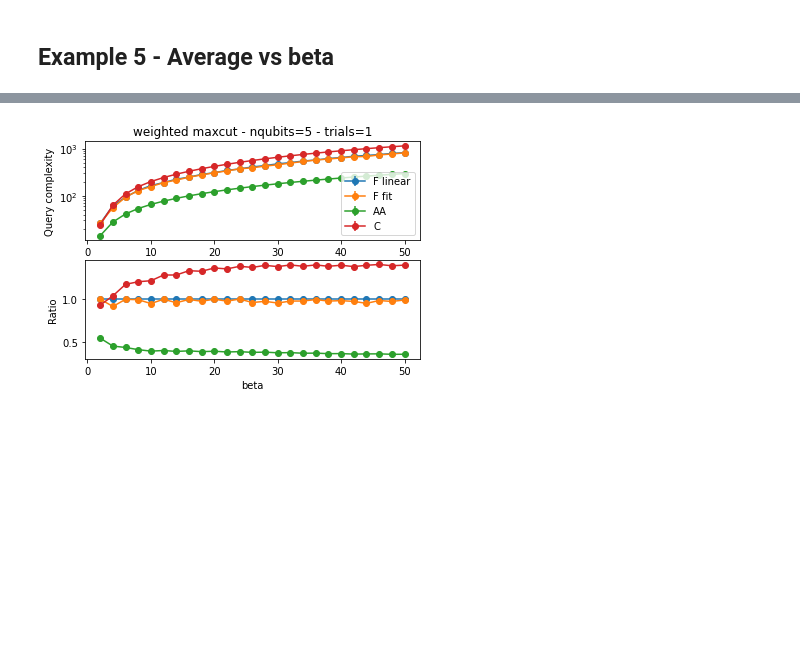
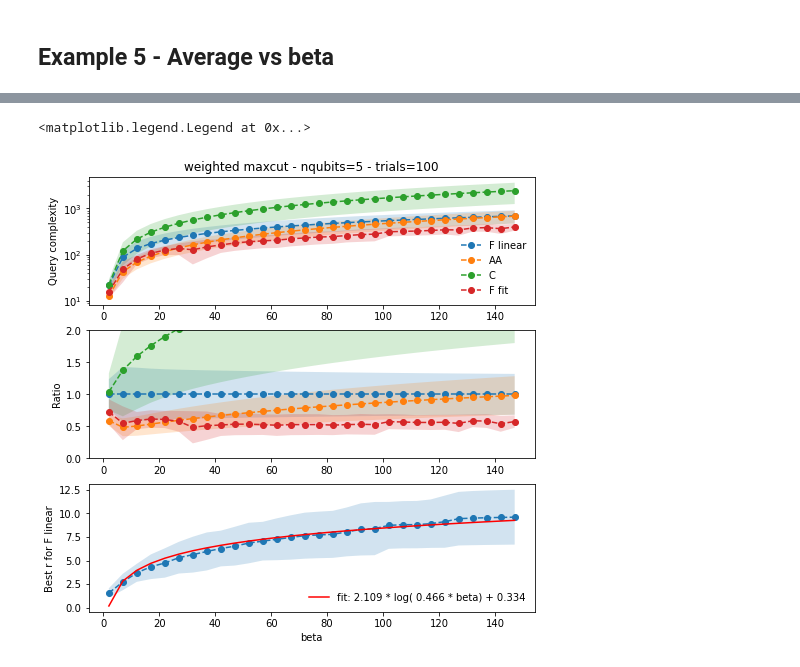
Before and after one commit to scarrazza/QITE, a Jupyter notebook: crosscheck.ipynb, the cells around one changed output, grey strips where cells are left out. Drawn from its saved outputs; the diff is of its cells as text; code cells hidden in the pictures; blank space fills up the shorter version.

```diff
--- a/crosscheck.ipynb
+++ b/crosscheck.ipynb
@@ -98,6 +98,8 @@ class FragmentedQuITE:
         m = minimize(lambda p, _: self.compute_query(p, schedule, r, b),
                         initial_parameters,
                         method, options=options, constraints=con1)
+        if m.success == False or m.fun < 0:
+            return np.nan, m.x
         return m.fun, m.x
 
     def compute_query(self, params, schedule, r, b):
@@ -573,27 +665,39 @@ trial=0
 # %%
-fig, axs = plt.subplots(2)
+def plot_band(axs, x, cv, std, label=None):
+    axs.plot(x, cv, 'o--',label=label)
+    axs.fill_between(x, cv-std, cv+std, alpha=0.2)
+
+fig, axs = plt.subplots(3, figsize=(8,8))
 axs[0].set_title('weighted maxcut - nqubits=%d - trials=%d' % (nqubits, ntrials))
-axs[0].errorbar(beta_range, np.mean(qref, axis=1),
-             yerr=np.std(qref, axis=1), marker='o', label='F linear')
-axs[0].errorbar(beta_range, np.nanmean(qopt, axis=1),
-             yerr=np.nanstd(qopt, axis=1), marker='o', label='F fit')
-axs[0].errorbar(beta_range, np.nanmean(qampl, axis=1),
-             yerr=np.nanstd(qampl, axis=1), marker='o', label='AA')
-axs[0].errorbar(beta_range, np.nanmean(qc, axis=1),
-             yerr=np.nanstd(qc, axis=1), marker='o', label='C')
+plot_band(axs[0], beta_range, np.mean(qref, axis=1), np.std(qref, axis=1), label='F linear')
+plot_band(axs[0], beta_range, np.mean(qampl, axis=1), np.std(qampl, axis=1), label='AA')
+plot_band(axs[0], beta_range, np.mean(qc, axis=1), np.std(qc, axis=1), label='C')
+plot_band(axs[0], beta_range, np.nanmean(qopt, axis=1), np.nanstd(qopt, axis=1), label='F fit')
+
 axs[0].set_yscale('log')
-axs[0].legend();
+axs[0].legend(frameon=False);
 axs[0].set_ylabel('Query complexity')
-axs[1].errorbar(beta_range, np.mean(qref, axis=1)/np.mean(qref, axis=1),
-             yerr=np.std(qref, axis=1)/np.mean(qref, axis=1), marker='o')
-axs[1].errorbar(beta_range, np.nanmean(qopt, axis=1)/np.mean(qref, axis=1),
-             yerr=np.nanstd(qopt, axis=1)/np.mean(qref, axis=1), marker='o')
-axs[1].errorbar(beta_range, np.nanmean(qampl, axis=1)/np.mean(qref, axis=1),
-             yerr=np.nanstd(qampl, axis=1)/np.mean(qref, axis=1), marker='o')
-axs[1].errorbar(beta_range, np.nanmean(qc, axis=1)/np.mean(qref, axis=1),
-             yerr=np.nanstd(qc, axis=1)/np.mean(qref, axis=1), marker='o')
-axs[1].set_xlabel('beta')
+
+plot_band(axs[1], beta_range, np.mean(qref, axis=1)/np.mean(qref, axis=1), np.std(qref, axis=1)/np.mean(qref, axis=1))
+plot_band(axs[1], beta_range, np.mean(qampl, axis=1)/np.mean(qref, axis=1), np.std(qampl, axis=1)/np.mean(qref, axis=1))
+plot_band(axs[1], beta_range, np.mean(qc, axis=1)/np.mean(qref, axis=1), np.std(qc, axis=1)/np.mean(qref, axis=1))
+
+plot_band(axs[1], beta_range, np.nanmean(qopt, axis=1)/np.mean(qref, axis=1), np.nanstd(qopt, axis=1)/np.mean(qref, axis=1), label='F fit')
+
+axs[1].set_ylim([0,2])
+axs[2].set_xlabel('beta')
 axs[1].set_ylabel('Ratio');
-plt.savefig('avg_maxcut_nqubits%d_pol5.png' % (nqubits), bbox_inches='tight')
+
+axs[2].set_ylabel('Best r for F linear')
+plot_band(axs[2], beta_range, np.mean(bestr, axis=1), np.std(bestr, axis=1))
+
+def func(x, a, b, c):
+    return a * np.log(np.abs(b) * x) + c
+
+popt, pcov = curve_fit(func, beta_range, np.mean(bestr, axis=1))
+axs[2].plot(beta_range, func(beta_range, *popt), 'r-',
+        label='fit: %5.3f * log( %5.3f * beta) + %5.3f' % tuple(popt))
+axs[2].legend(loc='lower right', frameon=False)
 # %% [output]
+<matplotlib.legend.Legend at 0x...>
-[figure, old version]
+[figure, new version]
```
Also changed, not shown: parts of 4 cells of this notebook.
